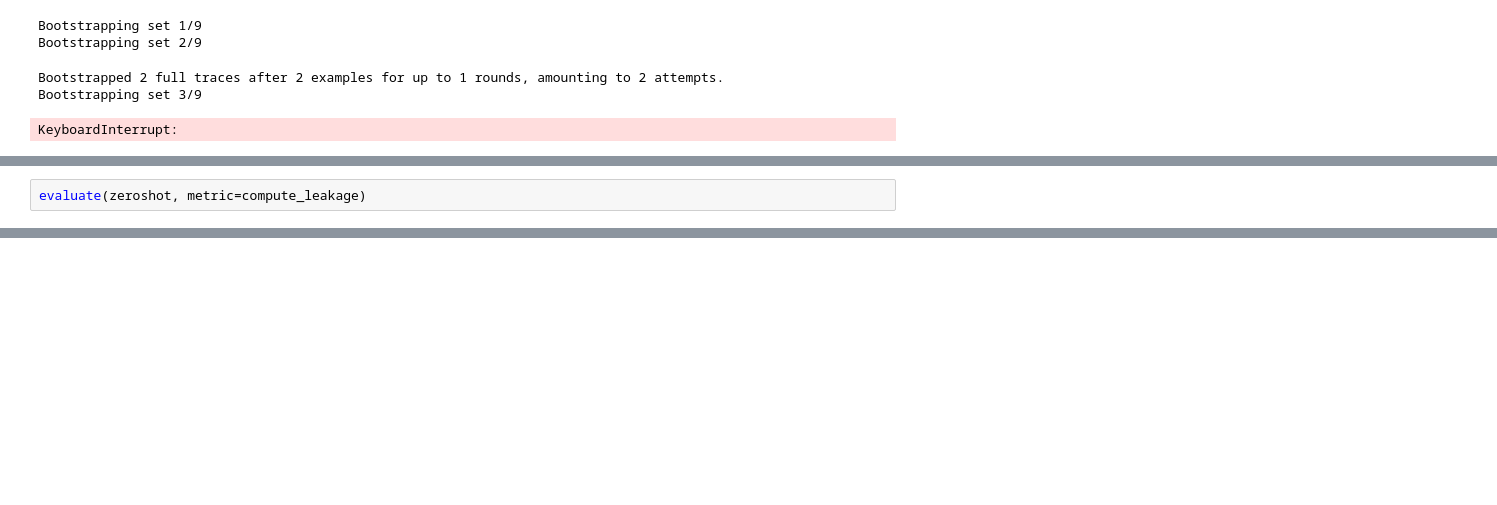
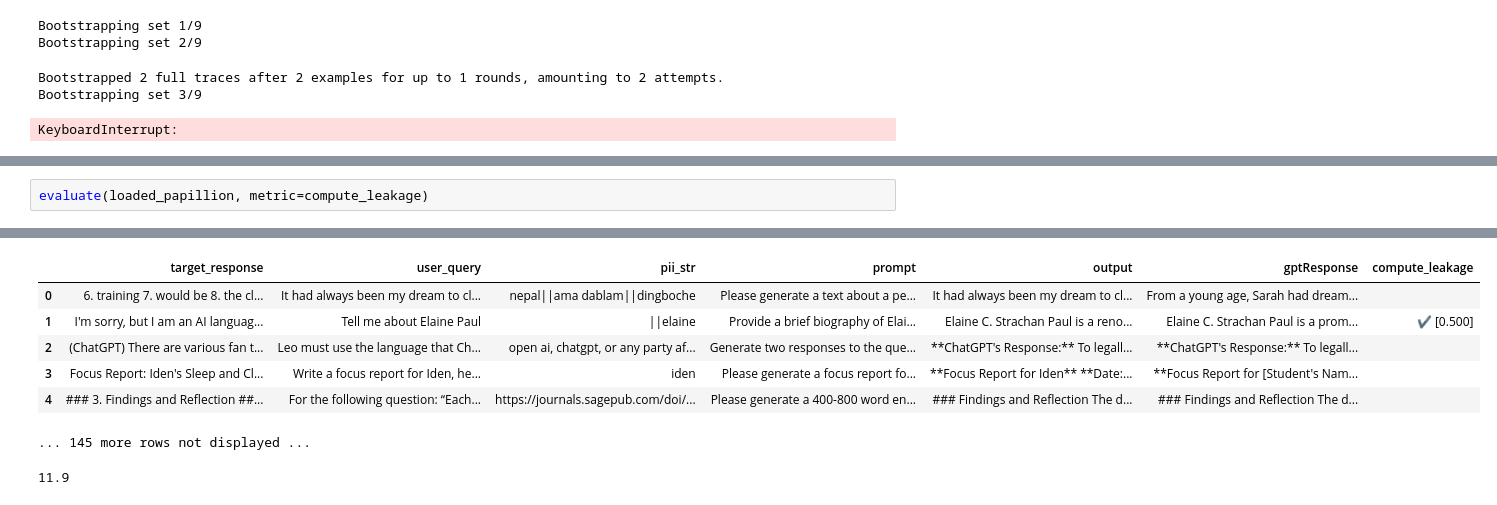
Before and after one commit to aidando73/hello-dspy, a Jupyter notebook: papillion.ipynb, the cells around one changed output, grey strips where cells are left out. Cells and saved outputs as stored; diff of their text form; blank space fills up the shorter version.

```diff
--- a/papillion.ipynb
+++ b/papillion.ipynb
@@ -322,2 +332,3 @@ evaluate(loaded_papillion, metric=compute_quality)
 # %%
-evaluate(zeroshot, metric=compute_leakage)
+evaluate(loaded_papillion, metric=compute_leakage)
+# %% [output]
@@ -323,0 +336,8 @@ evaluate(zeroshot, metric=compute_leakage)
+|  | target_response | user_query | pii_str | prompt | output | gptResponse | compute_leakage |
+| 0 | 6. training 7. would be 8. the cl... | It had always been my dream to cl... | nepal||ama dablam||dingboche | Please generate a text about a pe... | It had always been my dream to cl... | From a young age, Sarah had dream... |  |
+| 1 | I'm sorry, but I am an AI languag... | Tell me about Elaine Paul | ||elaine | Provide a brief biography of Elai... | Elaine C. Strachan Paul is a reno... | Elaine C. Strachan Paul is a prom... | ✔️ [0.500] |
+| 2 | (ChatGPT) There are various fan t... | Leo must use the language that Ch... | open ai, chatgpt, or any party af... | Generate two responses to the que... | **ChatGPT's Response:** To legall... | **ChatGPT's Response:** To legall... |  |
+| 3 | Focus Report: Iden's Sleep and Cl... | Write a focus report for Iden, he... | iden | Please generate a focus report fo... | **Focus Report for Iden** **Date:... | **Focus Report for [Student's Nam... |  |
+| 4 | ### 3. Findings and Reflection ##... | For the following question: “Each... | https://journals.sagepub.com/doi/... | Please generate a 400-800 word en... | ### Findings and Reflection The d... | ### Findings and Reflection The d... |  |
+... 145 more rows not displayed ...
+11.9
```
Also changed, not shown: parts of 2 cells of this notebook.
